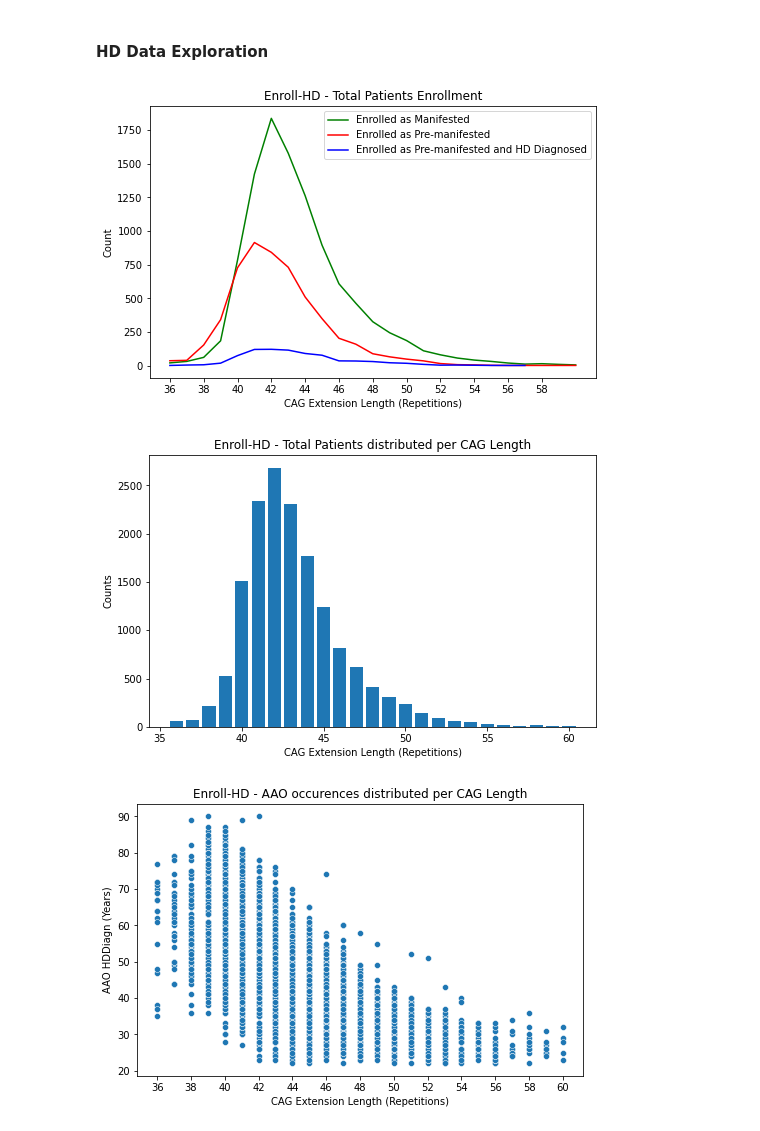
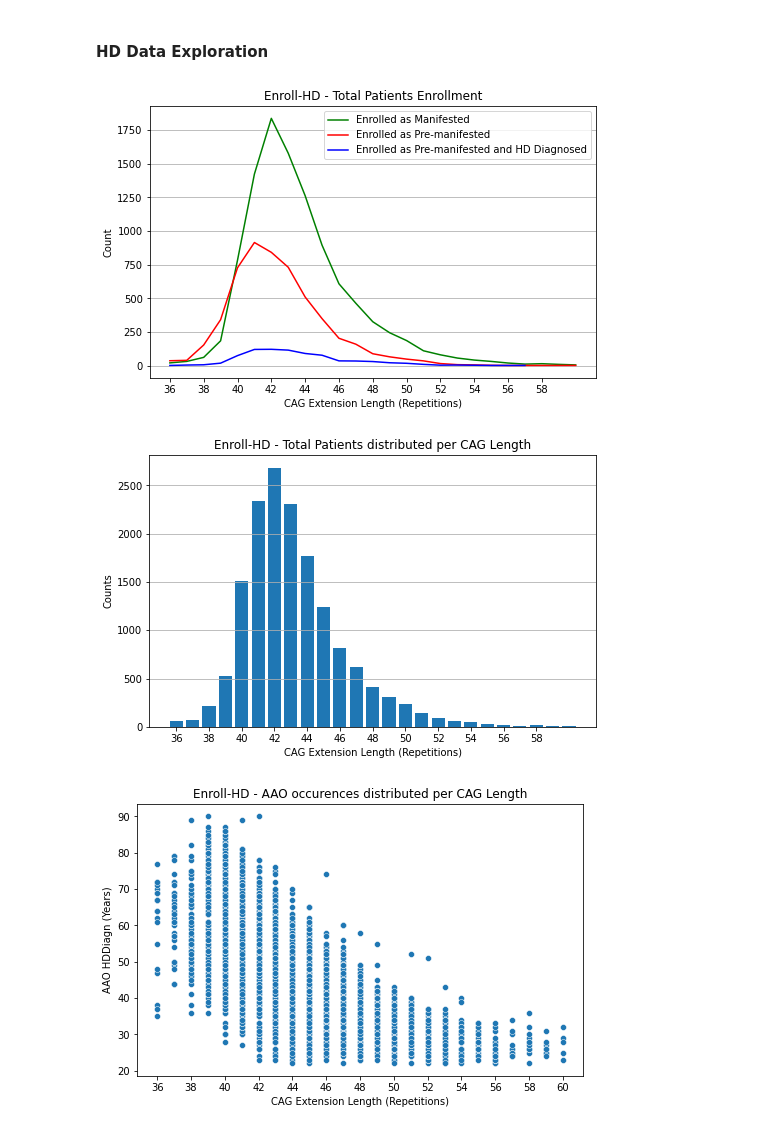
Before and after one commit to JulioMarchiori/hd_aao_estimation_improvement, a Jupyter notebook: notebooks/HD_AAO_Estim_Improv_1_DataAnalysis.ipynb, the cells around one changed output. Saved outputs shown, nothing was run; the diff lists cells and outputs as text; code cells hidden in the pictures.

```diff
--- a/notebooks/HD_AAO_Estim_Improv_1_DataAnalysis.ipynb
+++ b/notebooks/HD_AAO_Estim_Improv_1_DataAnalysis.ipynb
@@ -59,22 +59,25 @@ plt.xticks(range(36, 60, 2))
 plt.xlabel('CAG Extension Length (Repetitions)')
 plt.ylabel('Count')
 plt.title('Enroll-HD - Total Patients Enrollment')
+plt.grid(axis='y')
 plt.show()
 # %% [output]
-[figure, old version]
+[figure, new version]
 # %%
 ## Counting of Total Patients Enrolled
 
 x, y = np.unique(hd_imputed_df.groupby('subjid').first()['caghigh'], return_counts=True)
 
 fig, axs = plt.subplots(1,1, figsize=(8,5))
 plt.bar(x, y)
 plt.xlabel('CAG Extension Length (Repetitions)')
 plt.ylabel('Counts')
 plt.title('Enroll-HD - Total Patients distributed per CAG Length')
+plt.xticks(range(36, 60, 2))
+plt.grid(axis='y')
 plt.show()
 # %% [output]
-[figure, old version]
+[figure, new version]
 # %%
 ## Counting of Total Patients Enrolled
 
```
Also changed, not shown: parts of 8 cells of this notebook, 4 other files.
